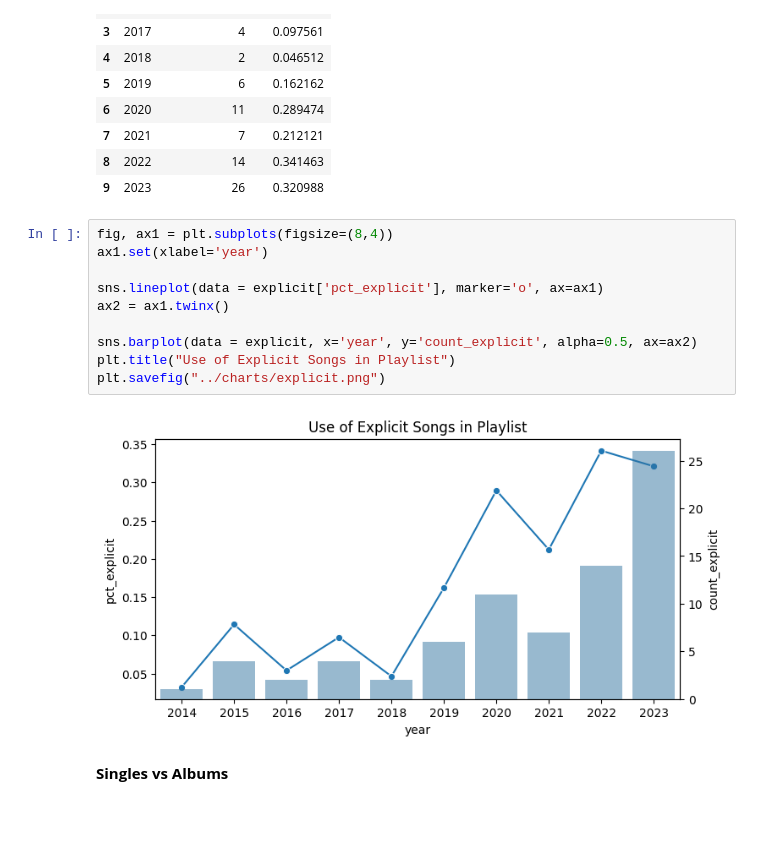
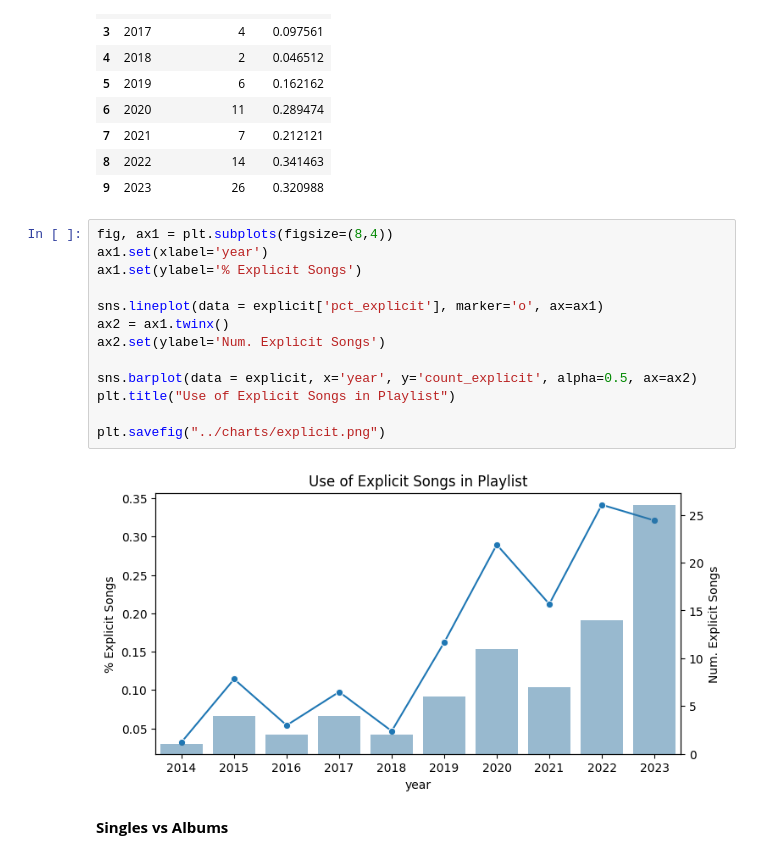
Before and after one commit to ryanwonghc/FIFA-Song-Analysis, a Jupyter notebook: Notebooks/FIFA_Song_EDA.ipynb, the cells around one changed output. Cells and saved outputs as stored; diff of their text form; blank space fills up the shorter version.

```diff
--- a/Notebooks/FIFA_Song_EDA.ipynb
+++ b/Notebooks/FIFA_Song_EDA.ipynb
@@ -190,15 +213,18 @@ explicit
 # %%
 fig, ax1 = plt.subplots(figsize=(8,4))
 ax1.set(xlabel='year')
+ax1.set(ylabel='% Explicit Songs')
 
 sns.lineplot(data = explicit['pct_explicit'], marker='o', ax=ax1)
 ax2 = ax1.twinx()
+ax2.set(ylabel='Num. Explicit Songs')
 
 sns.barplot(data = explicit, x='year', y='count_explicit', alpha=0.5, ax=ax2)
 plt.title("Use of Explicit Songs in Playlist")
+
 plt.savefig("../charts/explicit.png")
 # %% [output]
-[figure, old version]
+[figure, new version]
 # %% [markdown]
 **Singles vs Albums**
 # %%
```
Also changed, not shown: parts of 23 cells of this notebook, 1 other file.
